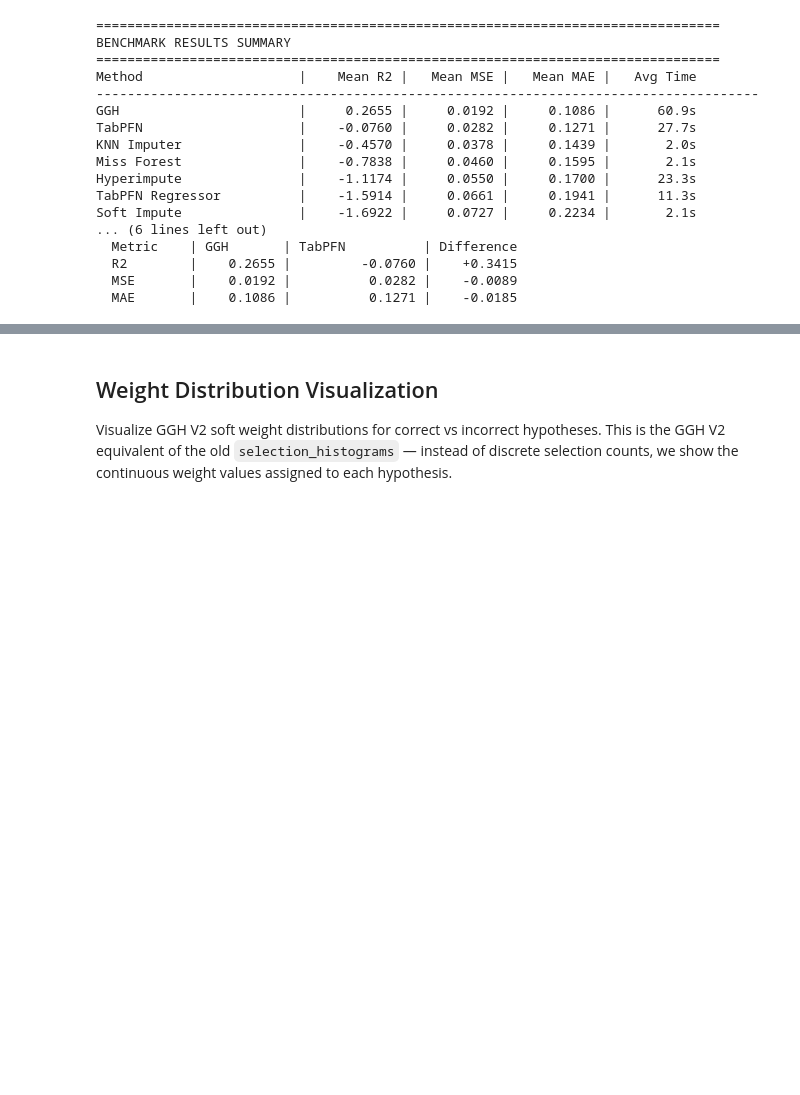
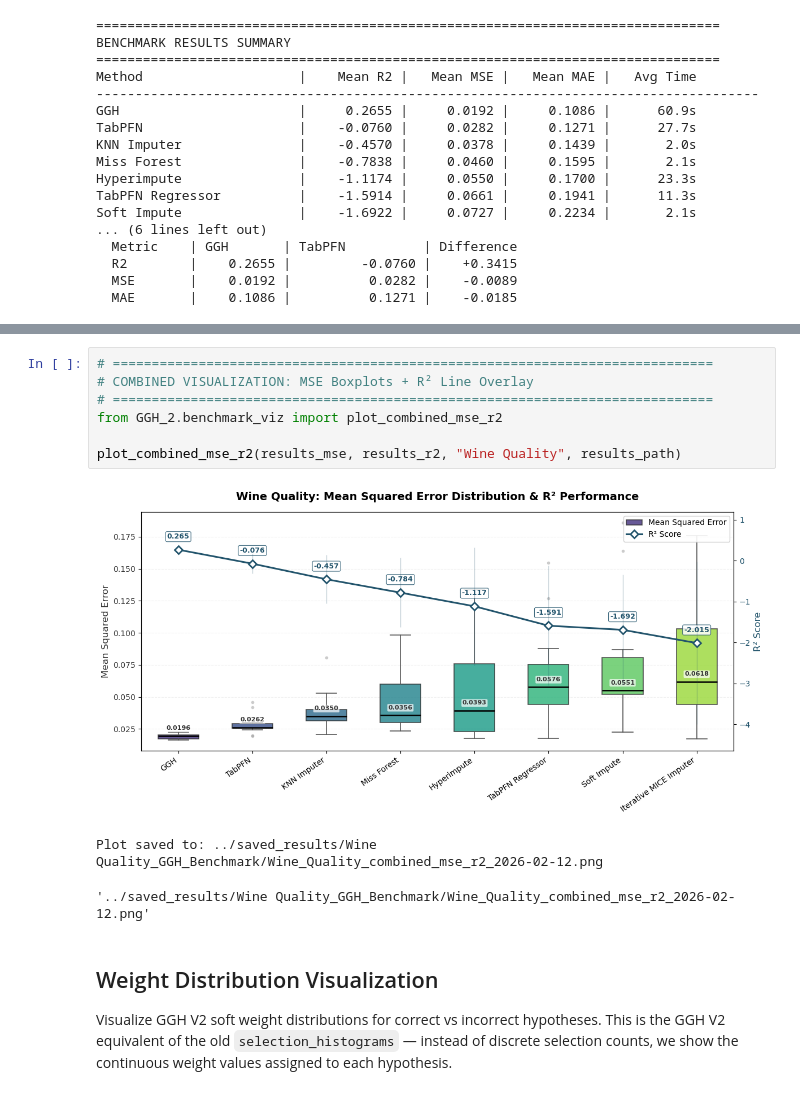
Before and after one commit to PauloNeves-Git/gradient_guided_hypotheses, a Jupyter notebook: notebooks/Wine_Benchmark_v2.ipynb, the cells around one changed output, grey strips where cells are left out. Drawn from its saved outputs; the diff is of its cells as text; blank space fills up the shorter version.

```diff
--- a/notebooks/Wine_Benchmark_v2.ipynb
+++ b/notebooks/Wine_Benchmark_v2.ipynb
@@ -405,3 +386,14 @@ Plot saved to: ../saved_results/Wine Quality_GGH_Benchmark/Wine_Quality_mae_boxp
+# %%
+# =============================================================================
+# COMBINED VISUALIZATION: MSE Boxplots + R² Line Overlay
+# =============================================================================
+from GGH_2.benchmark_viz import plot_combined_mse_r2
+
+plot_combined_mse_r2(results_mse, results_r2, "Wine Quality", results_path)
+# %% [output]
+[figure, added]
+Plot saved to: ../saved_results/Wine Quality_GGH_Benchmark/Wine_Quality_combined_mse_r2_2026-02-12.png
+'../saved_results/Wine Quality_GGH_Benchmark/Wine_Quality_combined_mse_r2_2026-02-12.png'
 # %% [markdown]
 ## Weight Distribution Visualization
 
```
Also changed, not shown: parts of 3 cells of this notebook, 39 other files.
